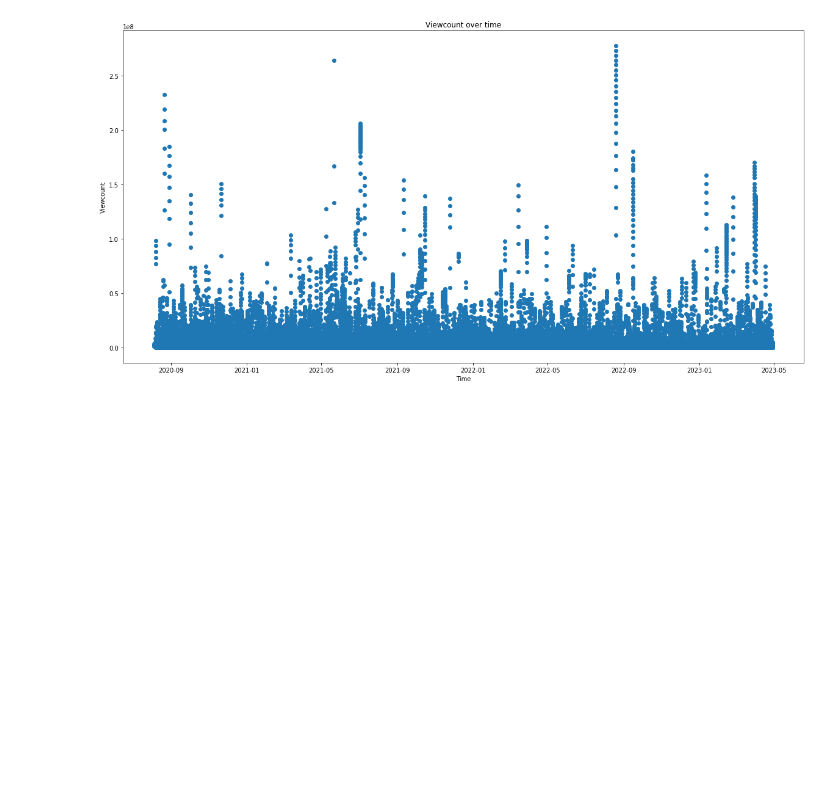
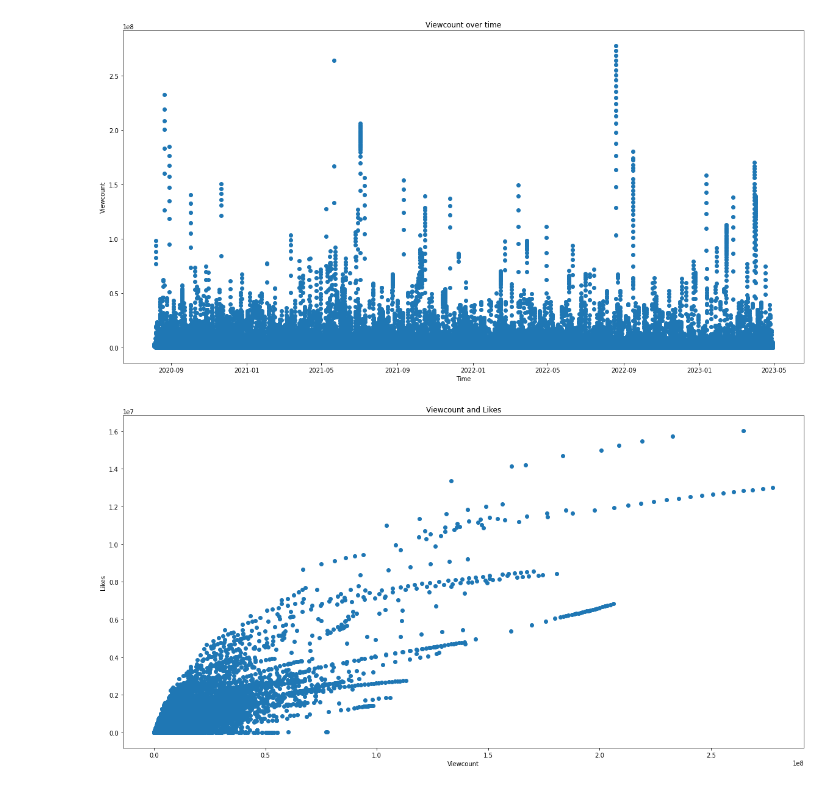
Before and after one commit to sbeven/sbeven.github.io, a Jupyter notebook: Final tutorial.ipynb, the cells around one changed output. Drawn from its saved outputs; the diff is of its cells as text; code cells hidden in the pictures; blank space fills up the shorter version.

```diff
--- a/Final tutorial.ipynb
+++ b/Final tutorial.ipynb
@@ -61,3 +61,12 @@ plt.title("Viewcount over time")
 plt.show()
 # %% [output]
 [figure]
+# %%
+plt.figure(figsize=(20,10))
+plot = plt.scatter(np.array(data["view_count"]), np.array(data["likes"]))
+plt.xlabel("Viewcount")
+plt.ylabel("Likes")
+plt.title("Viewcount and Likes")
+plt.show()
+# %% [output]
+[figure, added]
```
Also changed, not shown: parts of 9 cells of this notebook.
